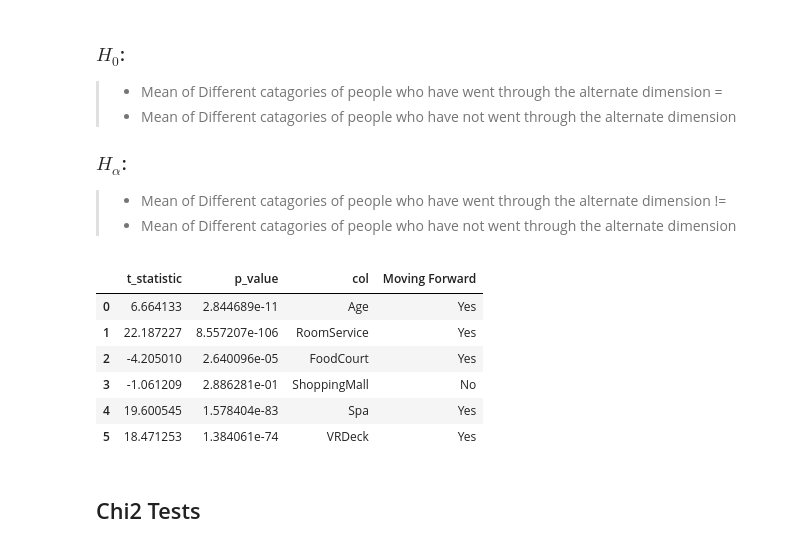
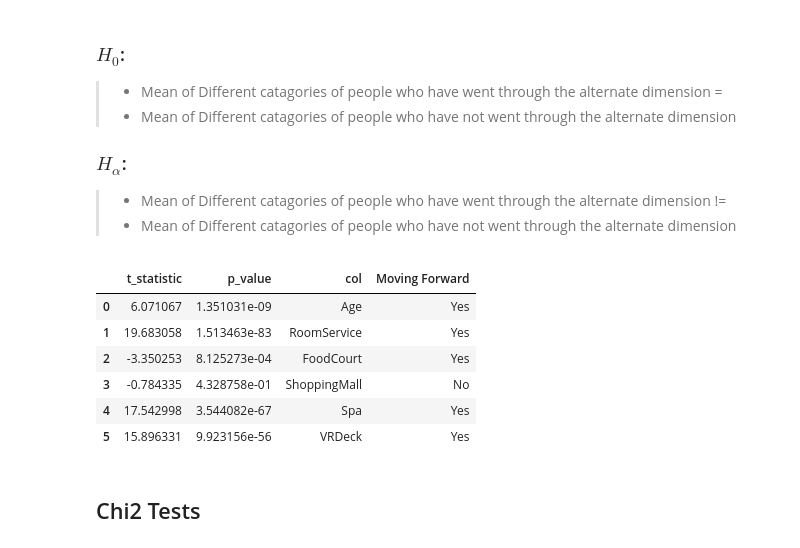
Before and after one commit to Divante222/spaceship_titanic, a Jupyter notebook: final_notebook.ipynb, the cells around one changed output. Saved outputs shown, nothing was run; the diff lists cells and outputs as text; code cells hidden in the pictures.

```diff
--- a/final_notebook.ipynb
+++ b/final_notebook.ipynb
@@ -61,12 +64,13 @@ df.head()
 | 2 | 0003_01 | 0 | 58.0 | 1 | 43.0 | 3576.0 | 0.0 | 6715.0 | 49.0 | ... |
 | 3 | 0003_02 | 0 | 33.0 | 0 | 0.0 | 1283.0 | 371.0 | 3329.0 | 193.0 | ... |
 | 4 | 0004_01 | 0 | 16.0 | 0 | 303.0 | 70.0 | 151.0 | 565.0 | 2.0 | ... |
-# %%
-# Scaled my data
-df = wrangle.scale_data(df)
 # %%
 # Splitting my data
 X_train, X_test, y_train, y_test = wrangle.split_data(df)
+# %%
+# Scaled my data
+X_train_scaled = wrangle.scale_data(X_train)
+X_test_scaled = wrangle.scale_data(X_test)
 # %% [markdown]
 # Univariate Analysis
 > For the First iteration I decided to not get rid of outliers an use a robust scaler
@@ -93,16 +135,16 @@ wrangle.percentages_visuals(X_train, y_train)
 > * Mean of Different catagories of people who have went through the alternate dimension !=
 > * Mean of Different catagories of people who have not went through the alternate dimension
 # %%
-means_df = wrangle.comparison_of_means(df)
+means_df = wrangle.comparison_of_means(pd.concat([X_train_scaled.reset_index(drop=True), y_train.reset_index(drop=True)], axis = 1))
 means_df
 # %% [output]
 |  | t_statistic | p_value | col | Moving Forward |
-| 0 | 6.664133 | 2.844689e-11 | Age | Yes |
-| 1 | 22.187227 | 8.557207e-106 | RoomService | Yes |
-| 2 | -4.205010 | 2.640096e-05 | FoodCourt | Yes |
-| 3 | -1.061209 | 2.886281e-01 | ShoppingMall | No |
-| 4 | 19.600545 | 1.578404e-83 | Spa | Yes |
-| 5 | 18.471253 | 1.384061e-74 | VRDeck | Yes |
+| 0 | 6.071067 | 1.351031e-09 | Age | Yes |
+| 1 | 19.683058 | 1.513463e-83 | RoomService | Yes |
+| 2 | -3.350253 | 8.125273e-04 | FoodCourt | Yes |
+| 3 | -0.784335 | 4.328758e-01 | ShoppingMall | No |
+| 4 | 17.542998 | 3.544082e-67 | Spa | Yes |
+| 5 | 15.896331 | 9.923156e-56 | VRDeck | Yes |
 # %% [markdown]
 ## Chi2 Tests
 # %% [markdown]
```
Also changed, not shown: parts of 21 cells of this notebook, 2 other files.
